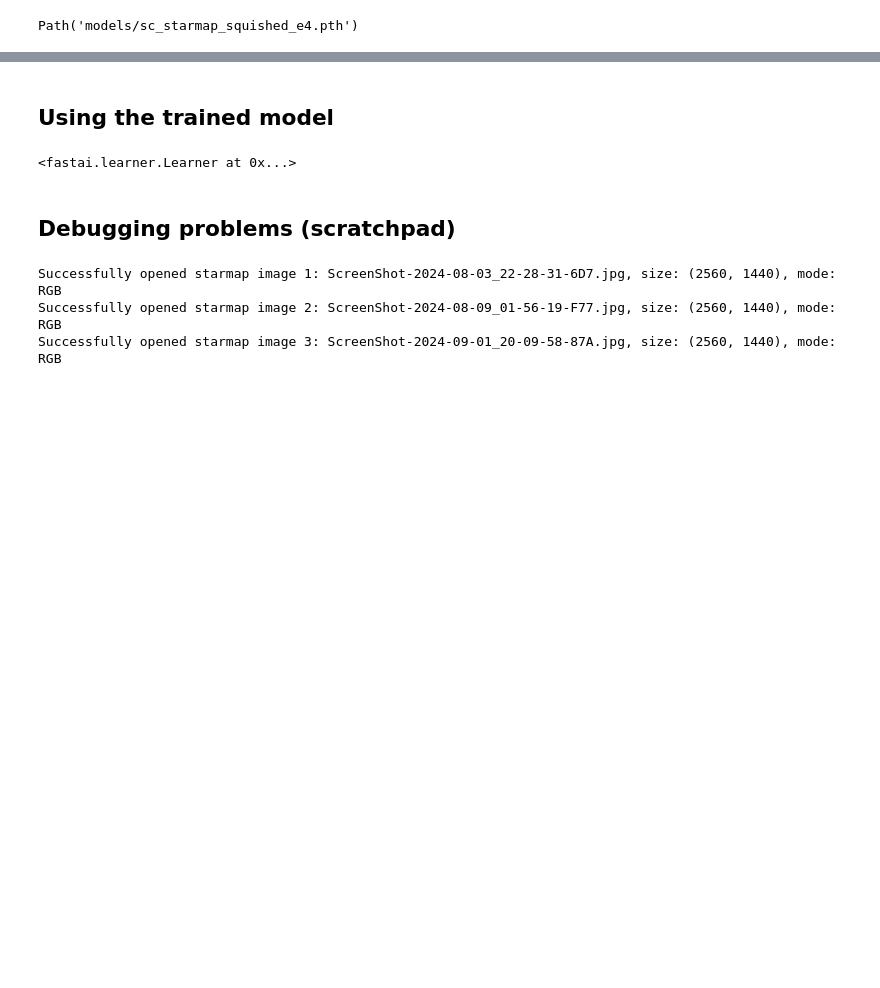
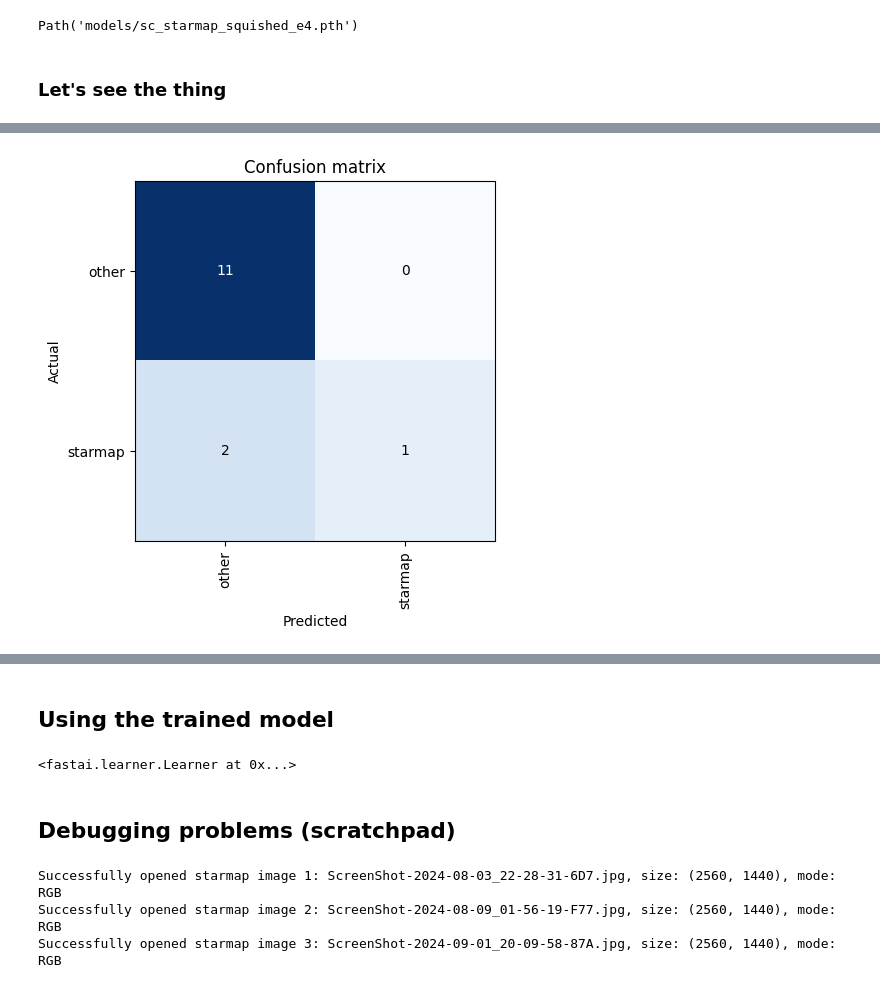
Before and after one commit to rosado/fun-pytorch, a Jupyter notebook: sc-screenshot-classify/Notebook.ipynb, the cells around one changed output, grey strips where cells are left out. Saved outputs shown, nothing was run; the diff lists cells and outputs as text; code cells hidden in the pictures; blank space fills up the shorter version.

```diff
--- a/sc-screenshot-classify/Notebook.ipynb
+++ b/sc-screenshot-classify/Notebook.ipynb
@@ -201,3 +209,9 @@ learn_2.fine_tune(5, 3e-3)
 learn_2.save('sc_starmap_squished_e4')
 # %% [output]
 Path('models/sc_starmap_squished_e4.pth')
+# %% [markdown]
+### Let's see the thing
+# %%
+interp_2 = ClassificationInterpretation.from_learner(learn_2)
+interp_2.plot_confusion_matrix()
+# %% [output]
@@ -203,0 +220 @@ Path('models/sc_starmap_squished_e4.pth')
+[figure, added]
```
Also changed, not shown: parts of 13 cells of this notebook.
